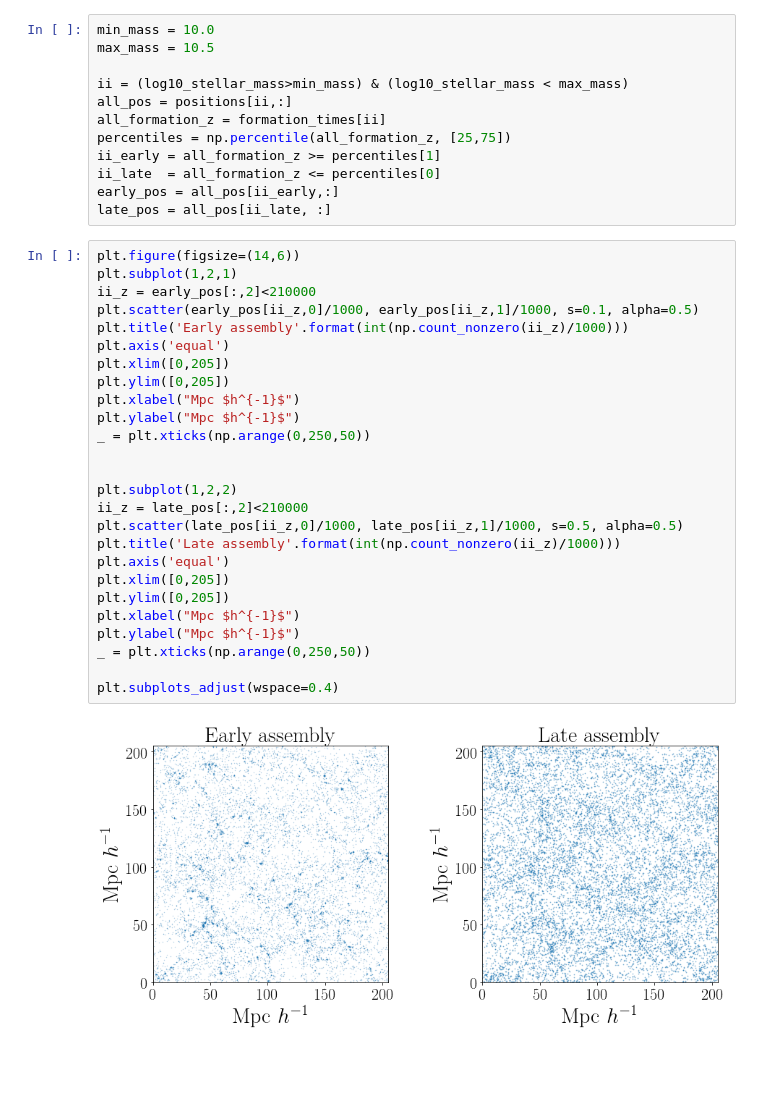
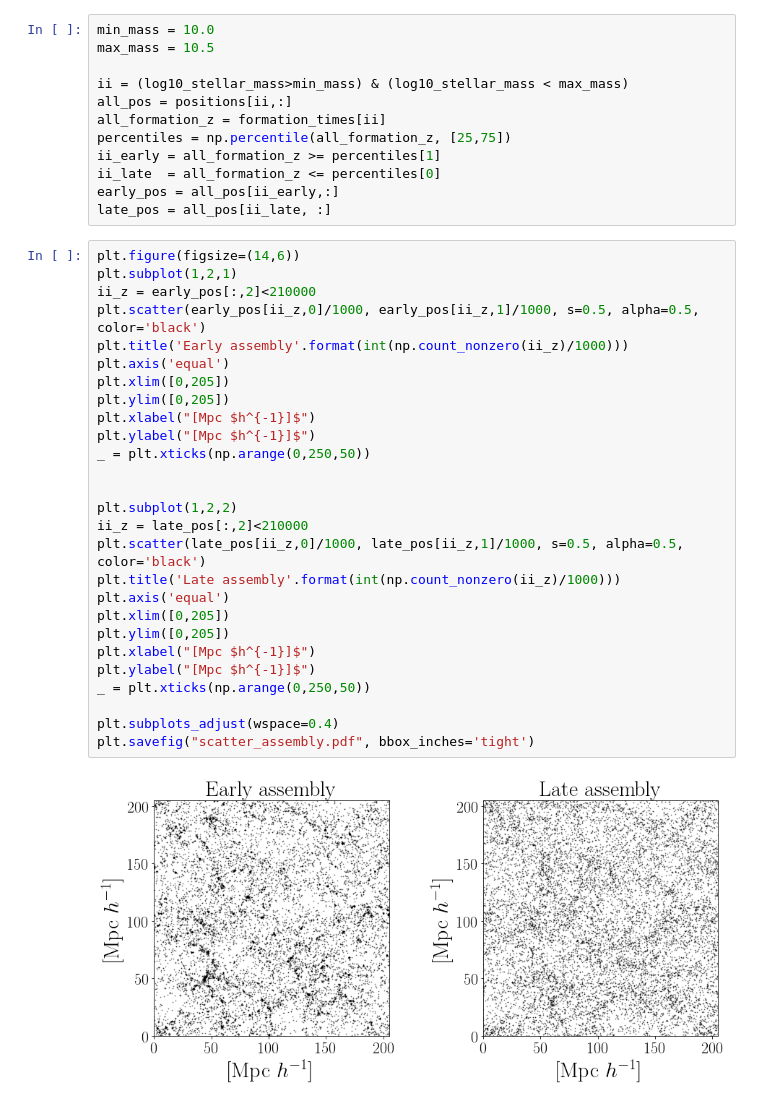
Before and after one commit to forero/IllustrisGalaxyBias, a Jupyter notebook: code/correlation_functions.ipynb, the cells around one changed output. Cells and saved outputs as stored; diff of their text form; blank space fills up the shorter version.

```diff
--- a/code/correlation_functions.ipynb
+++ b/code/correlation_functions.ipynb
@@ -117,28 +128,29 @@ late_pos = all_pos[ii_late, :]
 # %%
 plt.figure(figsize=(14,6))
 plt.subplot(1,2,1)
 ii_z = early_pos[:,2]<210000
-plt.scatter(early_pos[ii_z,0]/1000, early_pos[ii_z,1]/1000, s=0.1, alpha=0.5)
+plt.scatter(early_pos[ii_z,0]/1000, early_pos[ii_z,1]/1000, s=0.5, alpha=0.5, color='black')
 plt.title('Early assembly'.format(int(np.count_nonzero(ii_z)/1000)))
 plt.axis('equal')
 plt.xlim([0,205])
 plt.ylim([0,205])
-plt.xlabel("Mpc $h^{-1}$")
-plt.ylabel("Mpc $h^{-1}$")
+plt.xlabel("[Mpc $h^{-1}]$")
+plt.ylabel("[Mpc $h^{-1}]$")
 _ = plt.xticks(np.arange(0,250,50))
 
 
 plt.subplot(1,2,2)
 ii_z = late_pos[:,2]<210000
-plt.scatter(late_pos[ii_z,0]/1000, late_pos[ii_z,1]/1000, s=0.5, alpha=0.5)
+plt.scatter(late_pos[ii_z,0]/1000, late_pos[ii_z,1]/1000, s=0.5, alpha=0.5, color='black')
 plt.title('Late assembly'.format(int(np.count_nonzero(ii_z)/1000)))
 plt.axis('equal')
 plt.xlim([0,205])
 plt.ylim([0,205])
-plt.xlabel("Mpc $h^{-1}$")
-plt.ylabel("Mpc $h^{-1}$")
+plt.xlabel("[Mpc $h^{-1}]$")
+plt.ylabel("[Mpc $h^{-1}]$")
 _ = plt.xticks(np.arange(0,250,50))
 
 plt.subplots_adjust(wspace=0.4)
+plt.savefig("scatter_assembly.pdf", bbox_inches='tight')
 # %% [output]
-[figure, old version]
+[figure, new version]
```
Also changed, not shown: parts of 2 cells of this notebook.
